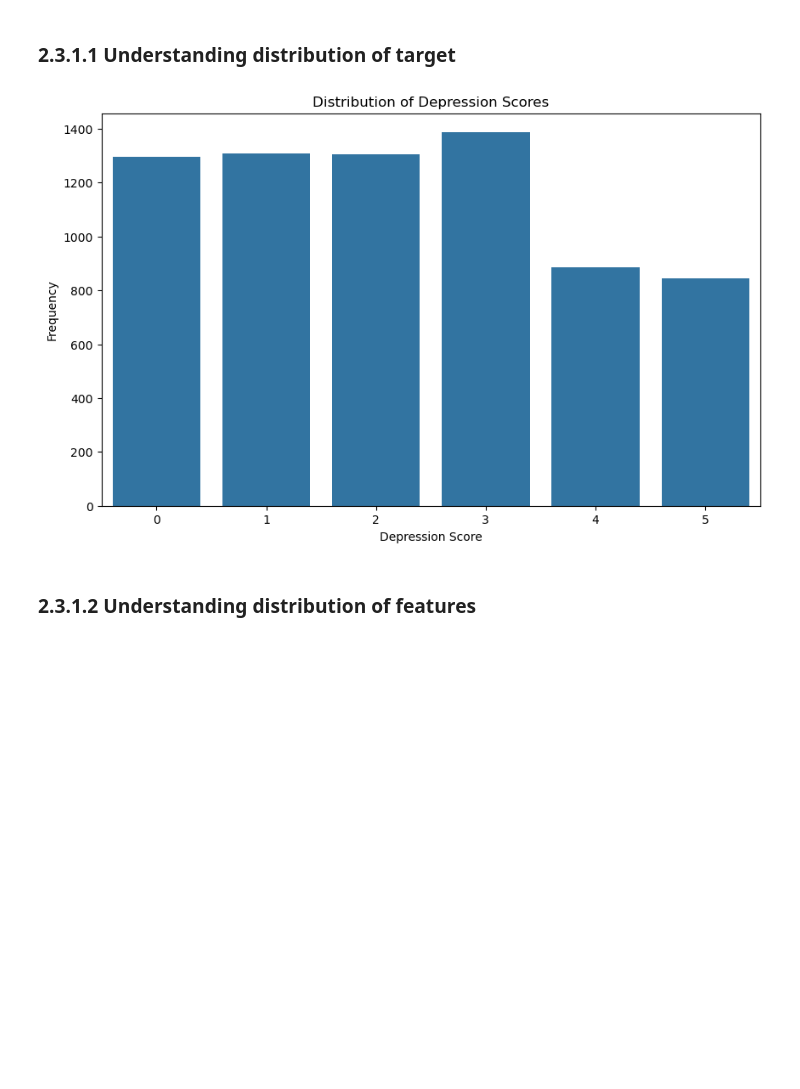
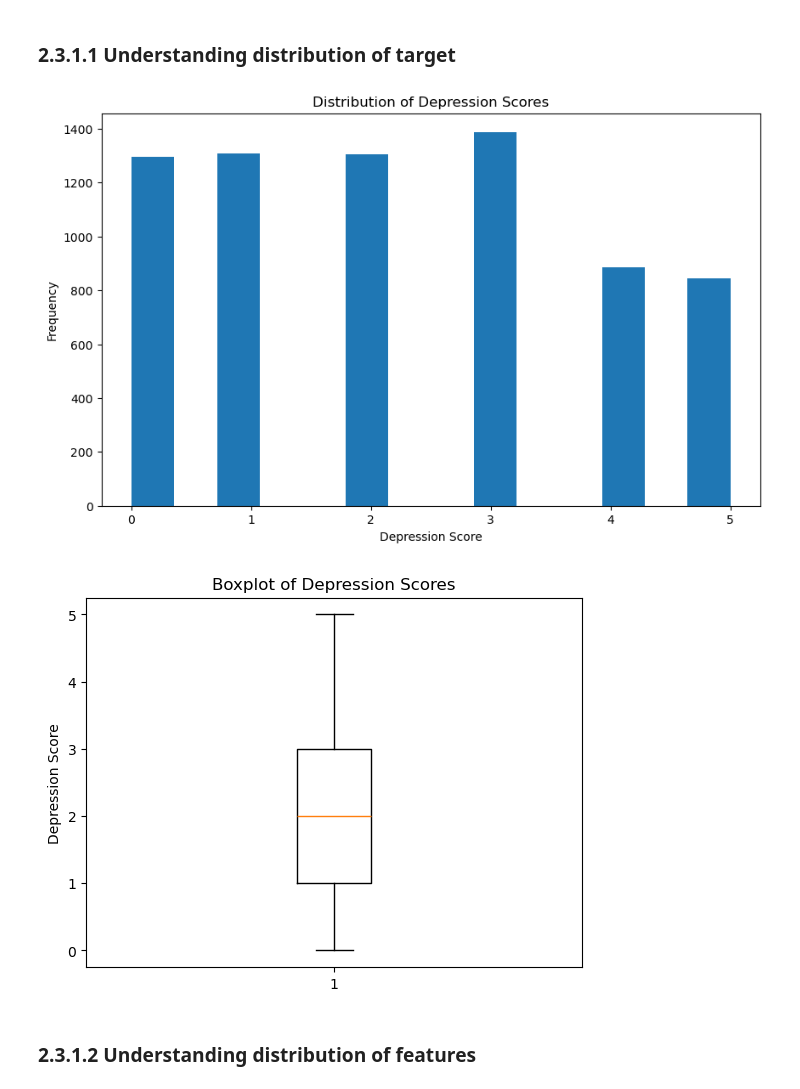
Before and after one commit to cheesyslayer1234/ML_assignment, a Jupyter notebook: NG FENG KANG MALCOLM MLDP Program Codes.ipynb, the cells around one changed output. Drawn from its saved outputs; the diff is of its cells as text; code cells hidden in the pictures; blank space fills up the shorter version.

```diff
--- a/NG FENG KANG MALCOLM MLDP Program Codes.ipynb
+++ b/NG FENG KANG MALCOLM MLDP Program Codes.ipynb
@@ -156,14 +156,20 @@ There are missing values for CGPA & Substance Use
 # %%
 ## Understanding distribution of target
 col_y = 'Depression_Score' # This is the target variable, depression score.
-plt.figure(figsize=(10, 6))
-sns.barplot(x=df[col_y].value_counts().index, y=df[col_y].value_counts().values)
+plt.figure(figsize=(10,6))
+plt.hist(df[col_y], bins=14)
 plt.title('Distribution of Depression Scores')
 plt.xlabel('Depression Score')
 plt.ylabel('Frequency')
 plt.show()
+
+plt.boxplot(df[col_y])
+plt.title('Boxplot of Depression Scores')
+plt.ylabel('Depression Score')
+plt.show()
 # %% [output]
-[figure, old version]
+[figure, new version]
+[figure, added]
 # %% [markdown]
 ### 2.3.1.2 Understanding distribution of features
 # %%
```
Also changed, not shown: parts of 19 cells of this notebook.
